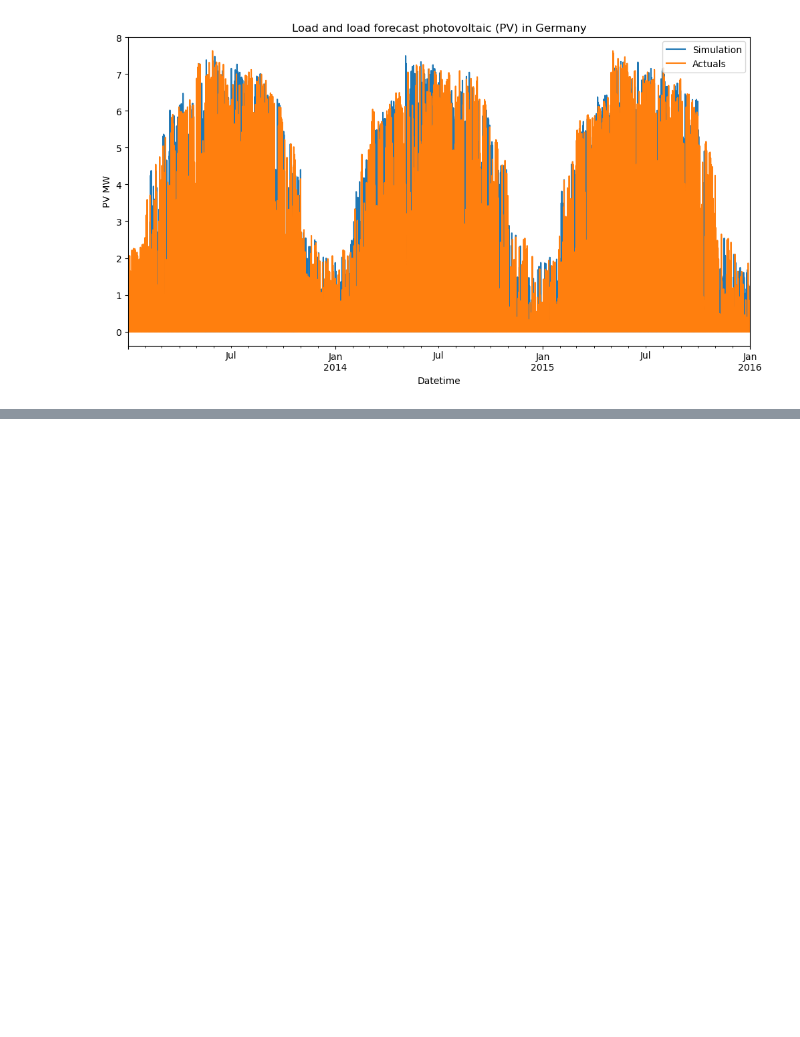
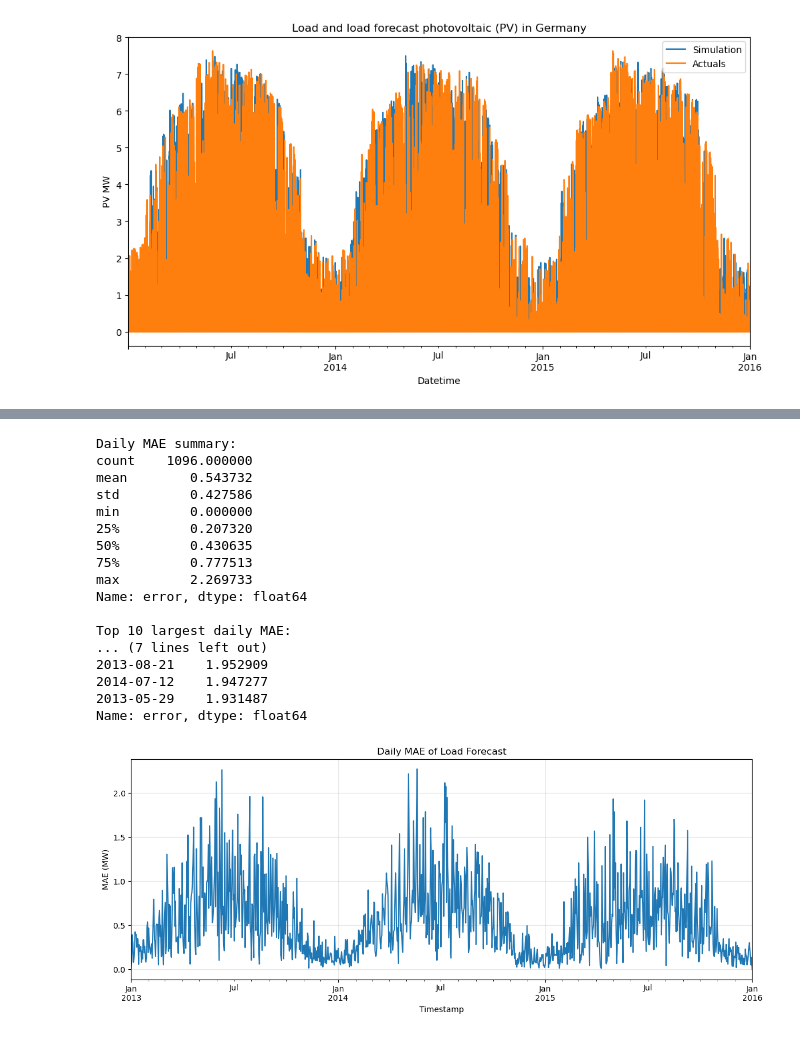
Before and after one commit to bluecake16/MASTER-ESSAY-XIN-DIANA, a Jupyter notebook: 3_load_forecast_model_pv_wind.ipynb, the cells around one changed output, grey strips where cells are left out. Drawn from its saved outputs; the diff is of its cells as text; code cells hidden in the pictures; blank space fills up the shorter version.

```diff
--- a/3_load_forecast_model_pv_wind.ipynb
+++ b/3_load_forecast_model_pv_wind.ipynb
@@ -53,0 +71,13 @@ load_file_entsoe.plot(title='Load and load forecast wind in Germany',
+# %%
+# Make working copy
+
+df_pv = pd.read_csv('pv_student.csv', sep=',', parse_dates=["Datetime"])
+df_pv = df_pv.set_index("Datetime")
+df_pv.index = pd.to_datetime(df_pv.index, utc=True).tz_convert("Europe/Berlin")
+
+# =========================
+# Construct error series
+# =========================
+df_pv["error"] = df_pv["Simulation"] - df_pv["Actuals"]
+
+print(df_pv["error"].head(10))
@@ -53,0 +143,44 @@ load_file_entsoe.plot(title='Load and load forecast wind in Germany',
+# %%
+# =========================
+# Daily MAE
+# =========================
+daily_mae = df_pv.groupby(df_pv.index.date)["error"].apply(lambda x: x.abs().mean())
+daily_mae.index = pd.to_datetime(daily_mae.index)
+daily_mae = daily_mae.dropna()
+
+
+print("Daily MAE summary:")
+print(daily_mae.describe())
+
+print("\nTop 10 largest daily MAE:")
+print(daily_mae.nlargest(10))
+
+# =========================
+#  Plot daily MAE
+# =========================
+plt.figure(figsize=(14, 5))
+daily_mae.plot()
+plt.title("Daily MAE of Load Forecast")
+plt.ylabel("MAE (MW)")
+plt.xlabel("Timestamp")
+plt.grid(True, alpha=0.3)
+plt.show()
+# %% [output]
+Daily MAE summary:
+count    1096.000000
+mean        0.543732
+std         0.427586
+min         0.000000
+25%         0.207320
+50%         0.430635
+75%         0.777513
+max         2.269733
+Name: error, dtype: float64
+
+Top 10 largest daily MAE:
+... (7 lines left out)
+2013-08-21    1.952909
+2014-07-12    1.947277
+2013-05-29    1.931487
+Name: error, dtype: float64
+[figure, added]
```
Also changed, not shown: parts of 48 cells of this notebook, 4 other files.
